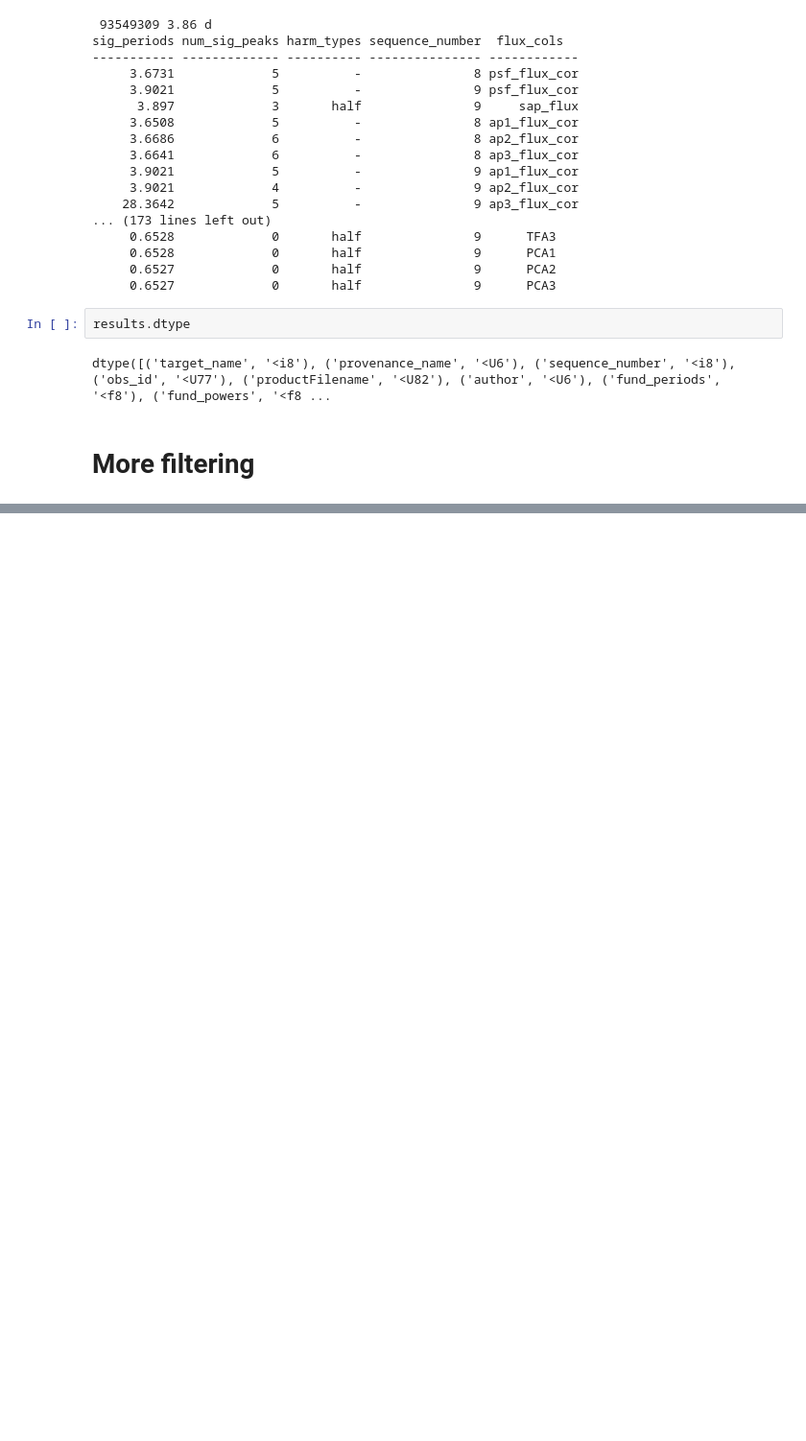
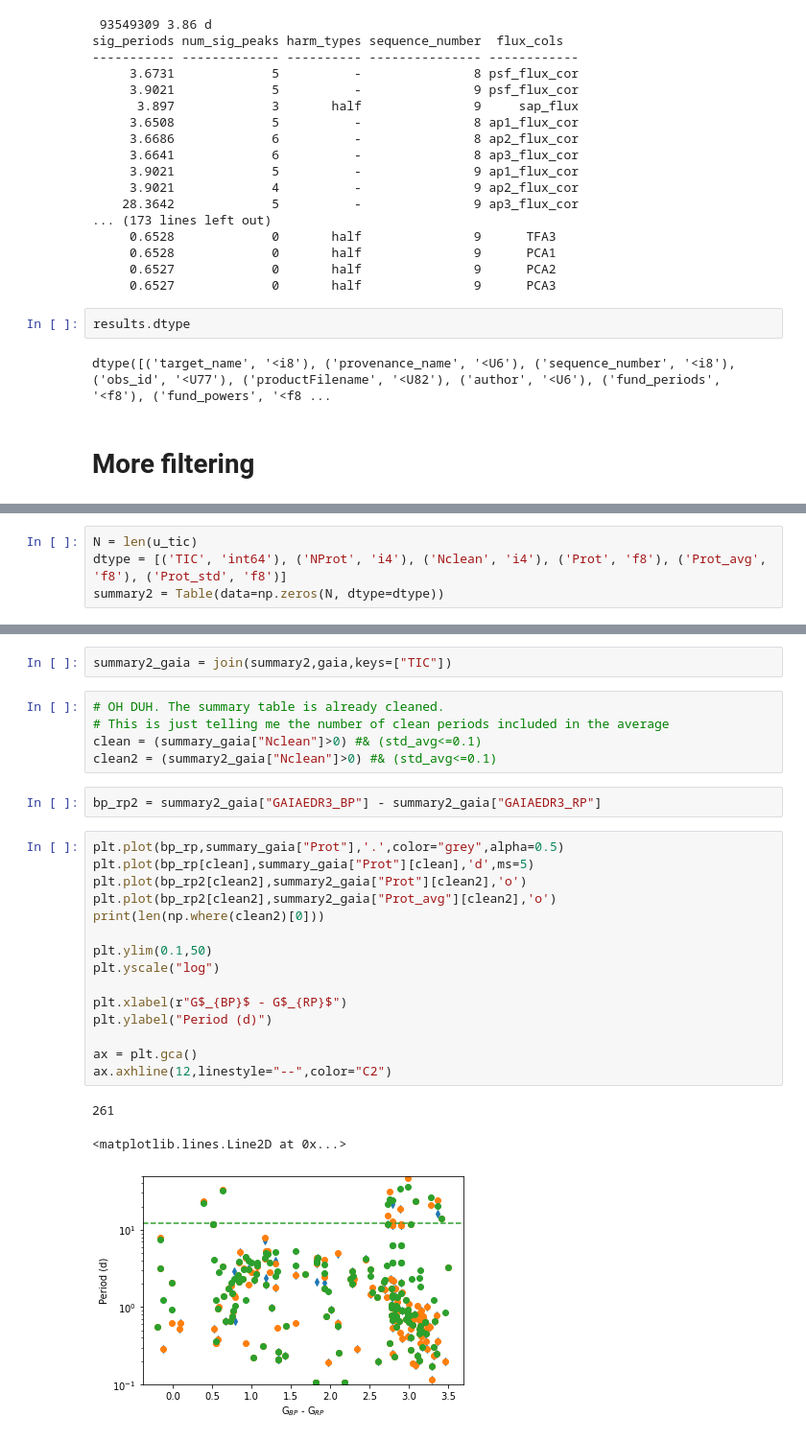
Before and after one commit to stephtdouglas/TESS_young, a Jupyter notebook: analyze_cluster_output.ipynb, the cells around one changed output, grey strips where cells are left out. Shown at 96% size. Cells and saved outputs as stored; diff of their text form; blank space fills up the shorter version.

Commit message:
found but have not solved problem with clean definition

```diff
--- a/analyze_cluster_output.ipynb
+++ b/analyze_cluster_output.ipynb
@@ -480,0 +586,4 @@ all_peaks = vstack(all_arr)
+# %%
+N = len(u_tic)
+dtype = [('TIC', 'int64'), ('NProt', 'i4'), ('Nclean', 'i4'), ('Prot', 'f8'), ('Prot_avg', 'f8'), ('Prot_std', 'f8')]
+summary2 = Table(data=np.zeros(N, dtype=dtype))
@@ -480,0 +633,28 @@ all_peaks = vstack(all_arr)
+# %%
+summary2_gaia = join(summary2,gaia,keys=["TIC"])
+# %%
+# OH DUH. The summary table is already cleaned.
+# This is just telling me the number of clean periods included in the average
+clean = (summary_gaia["Nclean"]>0) #& (std_avg<=0.1)
+clean2 = (summary2_gaia["Nclean"]>0) #& (std_avg<=0.1)
+# %%
+bp_rp2 = summary2_gaia["GAIAEDR3_BP"] - summary2_gaia["GAIAEDR3_RP"]
+# %%
+plt.plot(bp_rp,summary_gaia["Prot"],'.',color="grey",alpha=0.5)
+plt.plot(bp_rp[clean],summary_gaia["Prot"][clean],'d',ms=5)
+plt.plot(bp_rp2[clean2],summary2_gaia["Prot"][clean2],'o')
+plt.plot(bp_rp2[clean2],summary2_gaia["Prot_avg"][clean2],'o')
+print(len(np.where(clean2)[0]))
+
+plt.ylim(0.1,50)
+plt.yscale("log")
+
+plt.xlabel(r"G$_{BP}$ - G$_{RP}$")
+plt.ylabel("Period (d)")
+
+ax = plt.gca()
+ax.axhline(12,linestyle="--",color="C2")
+# %% [output]
+261
+<matplotlib.lines.Line2D at 0x...>
+[figure, added]
```
Also changed, not shown: parts of 12 cells of this notebook.
